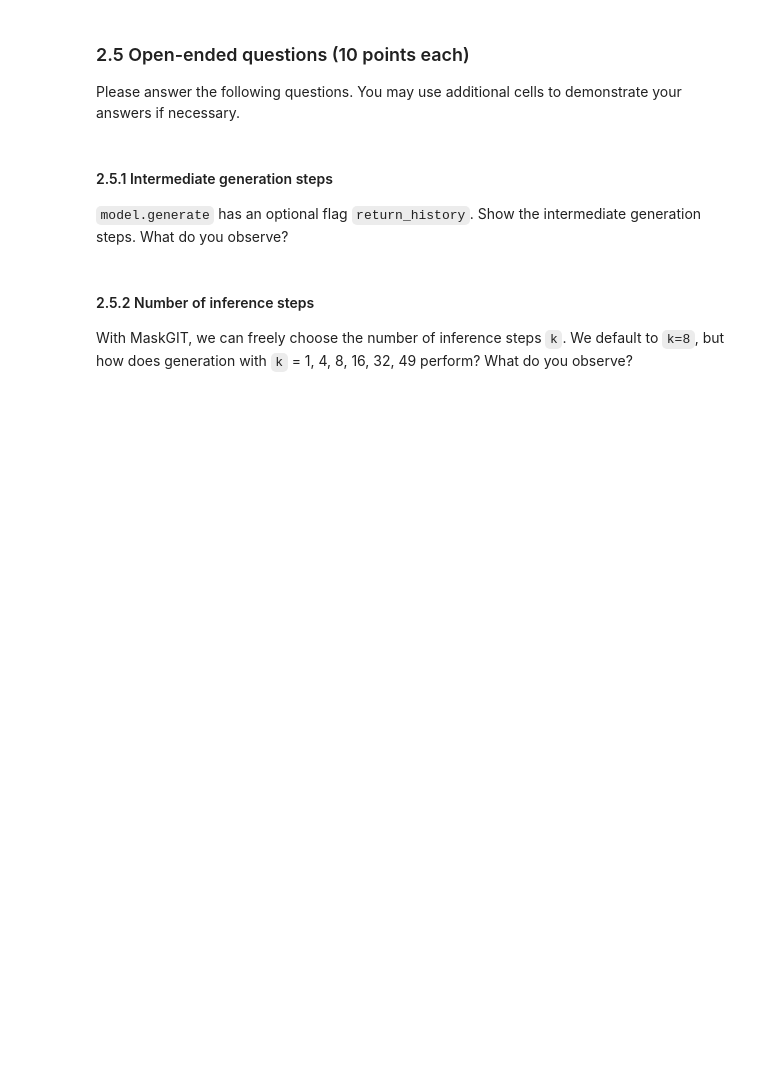
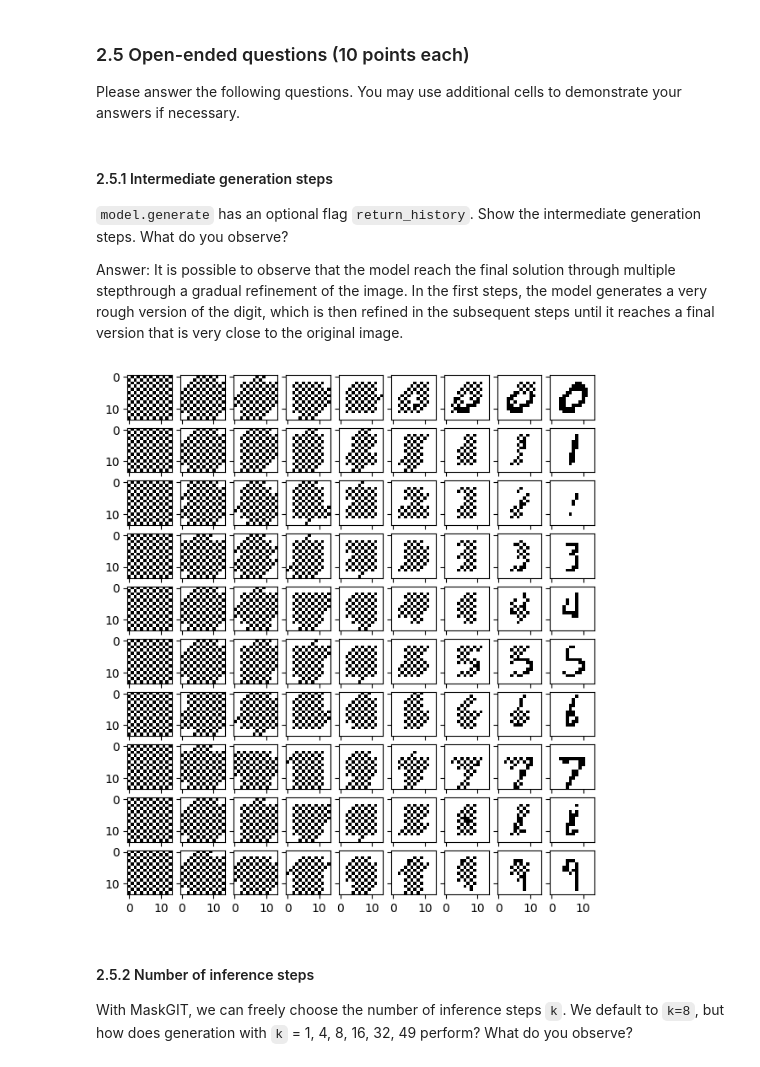
Before and after one commit to gbasi18/2026-Spring-CS503-Visual-Intelligence-Homework, a Jupyter notebook: NanoFM_Homeworks/notebooks/CS503_FM_part2_nanoMaskGIT.ipynb, the cells around one changed output. Saved outputs shown, nothing was run; the diff lists cells and outputs as text; code cells hidden in the pictures; blank space fills up the shorter version.

Commit message:
First exercise

```diff
--- a/NanoFM_Homeworks/notebooks/CS503_FM_part2_nanoMaskGIT.ipynb
+++ b/NanoFM_Homeworks/notebooks/CS503_FM_part2_nanoMaskGIT.ipynb
@@ -271,3 +285,5 @@ Please answer the following questions. You may use additional cells to demonstra
 #### 2.5.1 Intermediate generation steps
 
 `model.generate` has an optional flag `return_history`. Show the intermediate generation steps. What do you observe?
+
+Answer: It is possible to observe that the model reach the final solution through multiple stepthrough a gradual refinement of the image.  In the first steps, the model generates a very rough version of the digit, which is then refined in the subsequent steps until it reaches a final version that is very close to the original image.
@@ -276,3 +290,26 @@ Please answer the following questions. You may use additional cells to demonstra
+# %%
+# Fill your answer here
+fig = plt.figure(figsize=(8., 8.))
+
+grid = ImageGrid(fig, 111, nrows_ncols=(10, 9), axes_pad=0.1)
+
+for label in range(10):
+    seq = torch.zeros(50, dtype=torch.long, device=device)
+    mask = torch.ones(50, dtype=torch.bool, device=device)
+
+    seq[0] = label
+    mask[0] = False
+    output = model.generate(seq, mask, num_steps=8, temp=0.7, top_p=0.9, top_k=0, return_history=True)
+    for num_steps in range(9):
+        grid_idx = label * 9 + num_steps
+        reconst = detokenize_MNIST(output[0], patch_size=2, account_for_labels=True).cpu()
+        grid[grid_idx].imshow(reconst[num_steps], cmap='Greys', vmin=0, vmax=1)
+
+# Answer: It is possible to observe that the model reach the final solution through multiple stepthrough a gradual refinement of the image.
+# In the first steps, the model generates a very rough version of the digit,
+# which is then refined in the subsequent steps until it reaches a final version that is very close to the original image.
+# %% [output]
+[figure, added]
 # %% [markdown]
 #### 2.5.2 Number of inference steps
 
```
Also changed, not shown: parts of 6 cells of this notebook.
